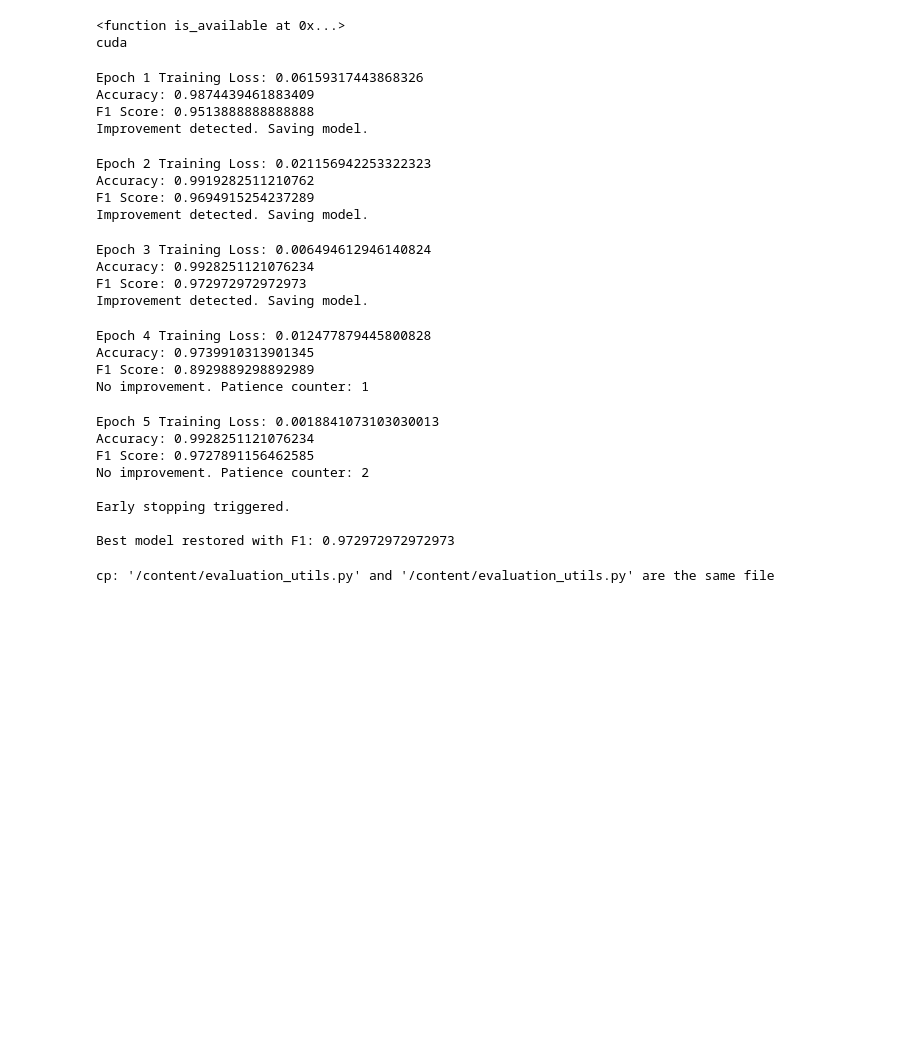
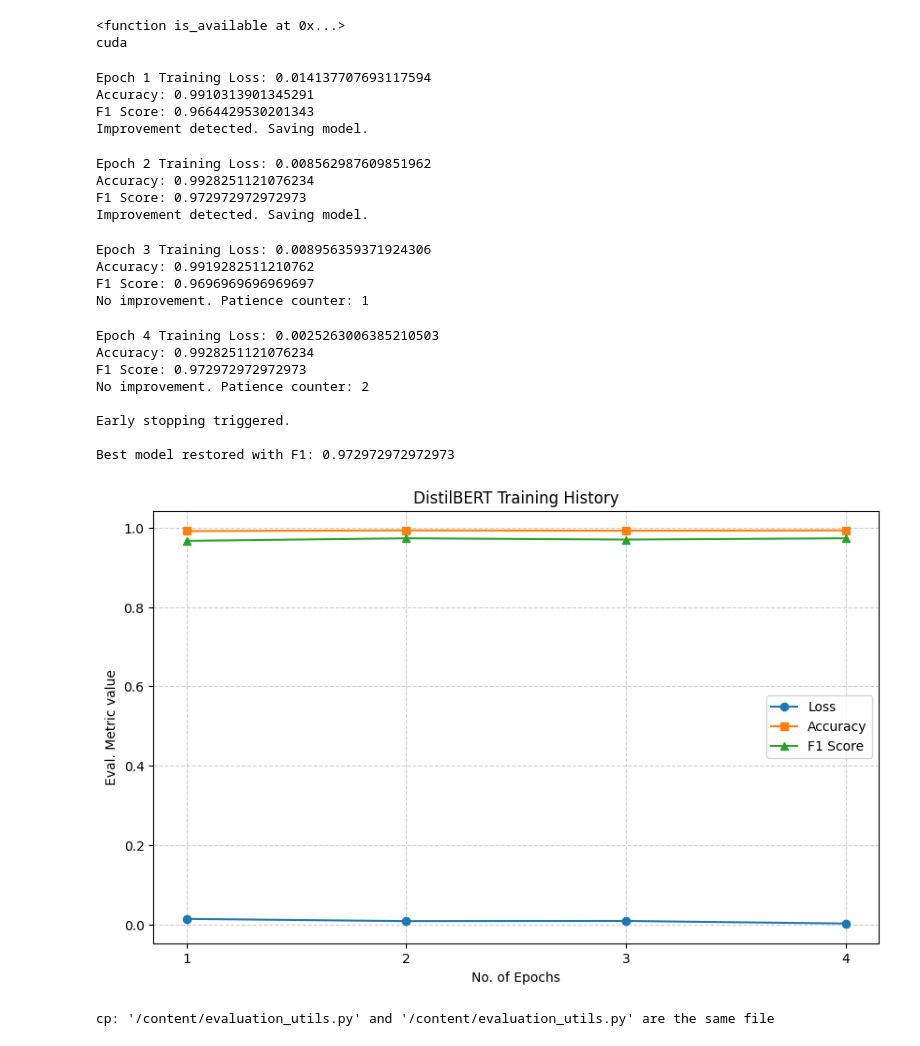
Before and after one commit to Novashiki/Mini-Project-Spam-Classification, a Jupyter notebook: Transformer_Family/DistilBERT_Classification.ipynb, the cells around one changed output. Drawn from its saved outputs; the diff is of its cells as text; code cells hidden in the pictures; blank space fills up the shorter version.

Commit message:
New DistilBERT

```diff
--- a/Transformer_Family/DistilBERT_Classification.ipynb
+++ b/Transformer_Family/DistilBERT_Classification.ipynb
@@ -80,6 +80,10 @@ cuda
 from torch.optim import AdamW
 
 optimizer = AdamW(model.parameters(), lr=5e-5)
+# %%
+epoch_losses = []
+epoch_acc = []
+epoch_f1_scores = []
 # %%
 from tqdm import tqdm
 from sklearn.metrics import accuracy_score, precision_recall_fscore_support
@@ -145,6 +149,10 @@ for epoch in range(num_epochs):
     print("Accuracy:", accuracy)
     print("F1 Score:", f1)
 
+    epoch_losses.append(avg_loss)
+    epoch_acc.append(accuracy)
+    epoch_f1_scores.append(f1)
+
     if f1 > best_f1:
 
         best_f1 = f1
@@ -168,30 +176,54 @@ model.load_state_dict(best_model_state)
 
 print("\nBest model restored with F1:", best_f1)
 # %% [output]
-Epoch 1 Training Loss: 0.06159317443868326
-Accuracy: 0.9874439461883409
-F1 Score: 0.9513888888888888
+Epoch 1 Training Loss: 0.014137707693117594
+Accuracy: 0.9910313901345291
+F1 Score: 0.9664429530201343
 Improvement detected. Saving model.
-Epoch 2 Training Loss: 0.021156942253322323
-Accuracy: 0.9919282511210762
-F1 Score: 0.9694915254237289
+Epoch 2 Training Loss: 0.008562987609851962
+Accuracy: 0.9928251121076234
+F1 Score: 0.972972972972973
 Improvement detected. Saving model.
-Epoch 3 Training Loss: 0.006494612946140824
-Accuracy: 0.9928251121076234
-F1 Score: 0.972972972972973
-Improvement detected. Saving model.
+Epoch 3 Training Loss: 0.008956359371924306
+Accuracy: 0.9919282511210762
+F1 Score: 0.9696969696969697
+No improvement. Patience counter: 1
-Epoch 4 Training Loss: 0.012477879445800828
-Accuracy: 0.9739910313901345
-F1 Score: 0.8929889298892989
-No improvement. Patience counter: 1
+Epoch 4 Training Loss: 0.0025263006385210503
+Accuracy: 0.9928251121076234
+F1 Score: 0.972972972972973
+No improvement. Patience counter: 2
+
+Early stopping triggered.
+
+Best model restored with F1: 0.972972972972973
-Epoch 5 Training Loss: 0.0018841073103030013
-Accuracy: 0.9928251121076234
-F1 Score: 0.9727891156462585
-No improvement. Patience counter: 2
-
-Early stopping triggered.
-
-Best model restored with F1: 0.972972972972973
+# %%
+import matplotlib.pyplot as plt
+
+def plt_train_his(losses, acc, f1, model="Model"):
+  epochs = range(1, len(losses) + 1)
+
+  plt.figure(figsize=(10, 6))
+
+  plt.plot(epochs, losses, marker='o', label="Loss")
+  plt.plot(epochs, acc, marker='s', label="Accuracy")
+  plt.plot(epochs, f1, marker='^', label="F1 Score")
+
+  plt.xlabel("No. of Epochs")
+  plt.ylabel("Eval. Metric value")
+  plt.title(f"{model} Training History")
+  plt.xticks(epochs)
+  plt.grid(True, linestyle="--", alpha=0.6)
+  plt.legend()
+  plt.show()
+
+plt_train_his(
+    epoch_losses,
+    epoch_acc,
+    epoch_f1_scores,
+    model="DistilBERT"
+)
+# %% [output]
+[figure, added]
 # %%
 !cp /content/evaluation_utils.py /content
 # %% [output]
```
Also changed, not shown: parts of 6 cells of this notebook.
